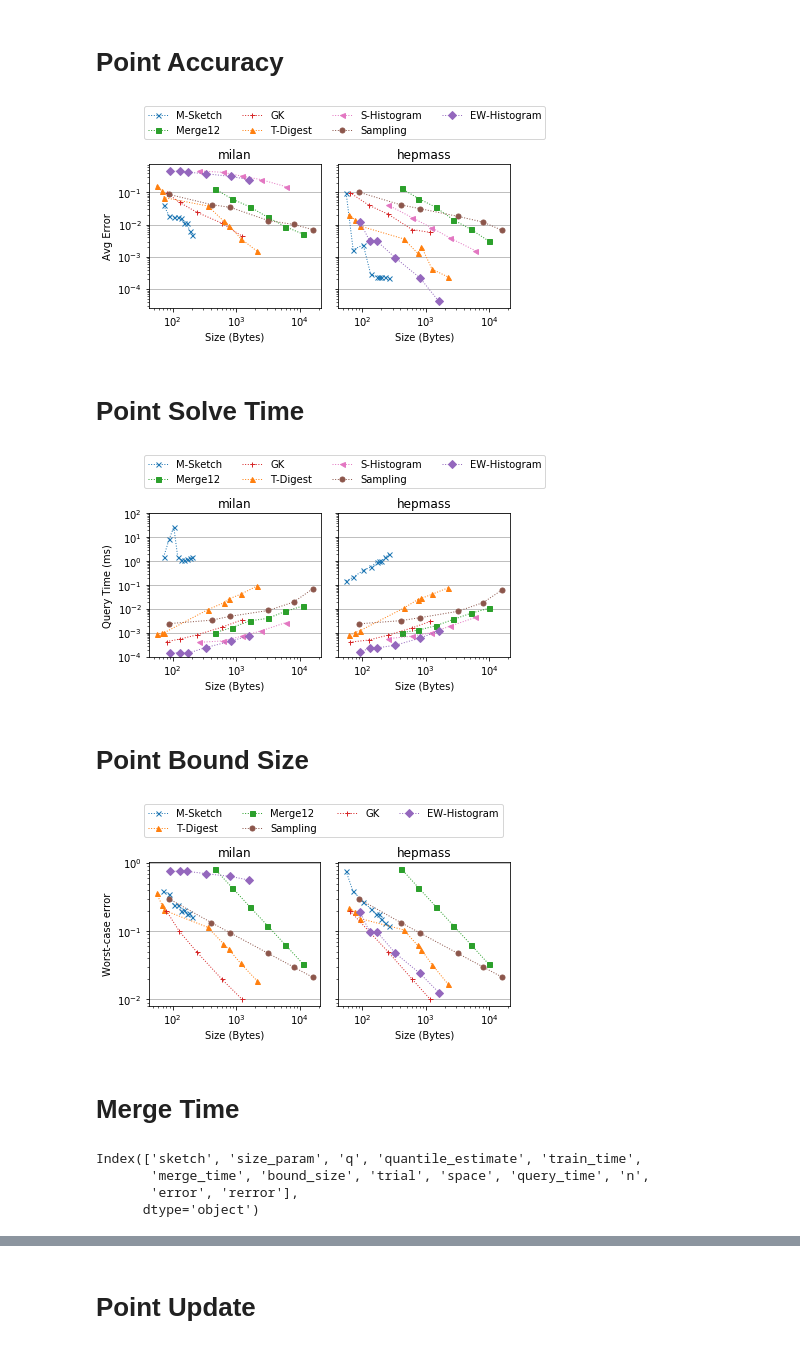
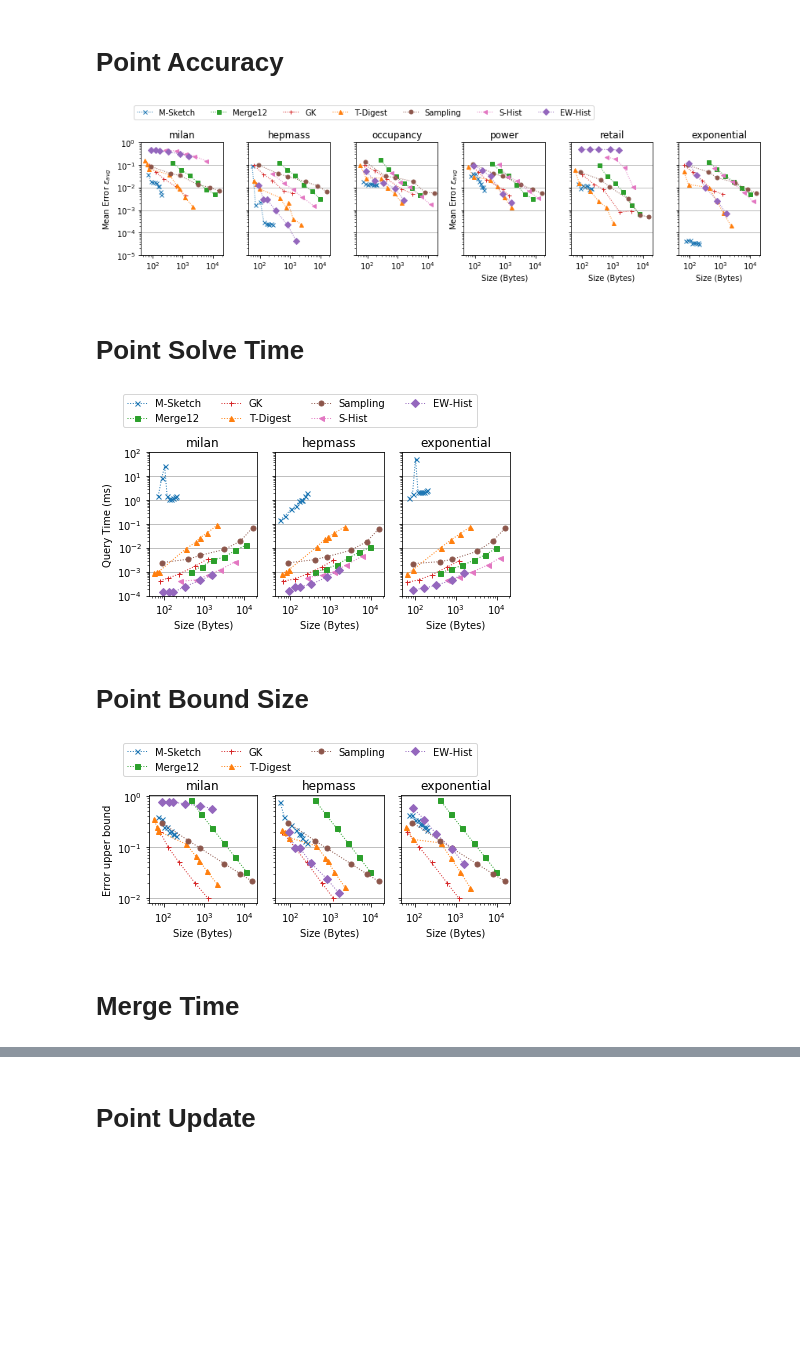
Before and after one commit to stanford-futuredata/msketch, a Jupyter notebook: analysis/Perf Micro Plots.ipynb, the cells around one changed output, grey strips where cells are left out. Cells and saved outputs as stored; diff of their text form; code cells hidden in the pictures; blank space fills up the shorter version.

```diff
--- a/analysis/Perf Micro Plots.ipynb
+++ b/analysis/Perf Micro Plots.ipynb
@@ -247,7 +249,7 @@ m_datasets = ["milan", "hepmass"]
 # %%
-fig, axs = plt.subplots(figsize=(6,3), nrows=1, ncols=len(m_datasets), sharey=True, dpi=100)
-for di in range(len(m_datasets)):
-    dname = m_datasets[di]
+fig, axs = plt.subplots(figsize=(6,3), nrows=1, ncols=len(h_datasets), sharey=True, dpi=100)
+for di in range(len(h_datasets)):
+    dname = h_datasets[di]
     m_df = point_results_processed[dname]
     dfg = m_df.groupby(["sketch", "size_param"]).mean()
     m_df2 = merge_results_processed[dname]
@@ -267,7 +269,7 @@ for di in range(len(m_datasets)):
     ax.set_ylabel("Query Time (ms)")
     ax.yaxis.grid(True)
     ax.set_ylim(1, 10000)
-    ax.set_title(dname)
+    ax.set_title("{} ({} cells)".format(dname, human_format(dfg2.loc[curkey]["n"])))
 
 fig.tight_layout()
 fig.savefig("h_endquery.pdf", bbox_inches='tight')
@@ -276,7 +278,7 @@ fig.savefig("h_endquery.pdf", bbox_inches='tight')
 # %%
-fig, axs = plt.subplots(figsize=(6,3), nrows=1, ncols=len(m_datasets), sharey=True, dpi=100)
-for di in range(len(m_datasets)):
-    dname = m_datasets[di]
+fig, axs = plt.subplots(figsize=(6,3), nrows=1, ncols=len(h_datasets), sharey=True, dpi=100)
+for di in range(len(h_datasets)):
+    dname = h_datasets[di]
     m_df = merge_results_processed[dname]
     dfg = m_df.groupby(["sketch", "size_param"]).mean()
 
@@ -290,7 +292,8 @@ for di in range(len(m_datasets)):
     ys = np.array(ys)
     bar_plot(ax, ys, log=True, label=True)
     ax.set_xticklabels(names, rotation=-65)
-    ax.set_ylabel("Merge Time (ms)")
+    if di == 0:
+        ax.set_ylabel("Merge Time (ms)")
     ax.set_ylim(1e-5, 2e-2)
     ax.yaxis.grid(True)
     ax.set_title(dname)
@@ -381,8 +384,8 @@ r_df
 r_df.to_csv("sketch_params.csv", index=False)
 # %%
 fig, axs = plt.subplots(figsize=(6,3), nrows=1, ncols=2, sharey=True, dpi=100)
-for di in range(len(m_datasets)):
-    dname = m_datasets[di]
+for di in range(len(h_datasets)):
+    dname = h_datasets[di]
     m_df = point_results_processed[dname]
     dfg = m_df.groupby(["sketch", "size_param"]).mean()
 
@@ -450,9 +453,11 @@ gen_df.to_csv("msketch_gen.csv", index=False)
 # %% [markdown]
 # Point Accuracy
 # %%
-sketches = ["cmoments", "yahoo", "spark_gk", "tdigest", "approx_histogram", "sampling", "histogram"]
+sketches = [
+    "cmoments", "yahoo", "spark_gk", "tdigest", "sampling", "approx_histogram","histogram"
+]
 # %%
-debug=False
+debug=True
 if not debug:
     n_plots = 2
     c_datasets = m_datasets
@@ -461,49 +466,51 @@ else:
     n_plots = 6
     c_datasets = p_datasets
     cfigsize = (12,3)
-f, axs = plt.subplots(1,n_plots, figsize=cfigsize, sharey=True)
+f, axs = plt.subplots(1,int(n_plots/1), figsize=cfigsize, sharey=True, sharex=True)
 for di in range(len(c_datasets)):
     dname = c_datasets[di]
-    ax = axs[di]
+    ax = axs.ravel()[di]
     df = point_results_processed[dname].groupby(["sketch", "size_param"]).mean().reset_index()
     lines = []
     labels = []
     for alg in sketches:
         c_df = df[df["sketch"] == alg]
         l, = ax.loglog(
             c_df["space"],
             c_df["error"],
             label=alg_display_name[alg],
             marker=markers[alg],
             color=colormap[alg],
             markersize=5,
             ls="dotted",
             lw=1
         )
         lines.append(l)
         labels.append(alg_display_name[alg])
 
     ax.set_title(dname)
-    ax.set_xlabel("Size (Bytes)")
+    if di > 2:
+        ax.set_xlabel("Size (Bytes)")
     ax.yaxis.grid(True)
-    if di == 0:
-        ax.set_ylabel("Avg Error")
+    ax.set_ylim(1e-5, 1)
+    if di%3 == 0:
+        ax.set_ylabel("Mean Error $\epsilon_{avg}$")
 
 lgd = f.legend(
     lines, labels,
-    bbox_to_anchor=(0.10, 1.05, 1., .102), ncol=4, loc=2
+    bbox_to_anchor=(0.05, 1., 1., .102), ncol=8, loc=2
 )
 f.tight_layout()
-f.savefig("point_accuracy.pdf", bbox_extra_artists=(lgd,), bbox_inches='tight')
+f.savefig("point_accuracy_big.pdf", bbox_extra_artists=(lgd,), bbox_inches='tight')
 # %% [output]
-[figure, old version]
+[figure, new version]
 # %% [markdown]
 # Point Solve Time
 # %%
 debug=False
 if not debug:
-    n_plots = 2
-    c_datasets = m_datasets
+    c_datasets = ["milan", "hepmass", "exponential"]
+    n_plots = len(c_datasets)
     cfigsize = (6,3)
 else:
     n_plots = 6
@@ -541,25 +548,28 @@ for di in range(len(c_datasets)):
 
 lgd = f.legend(
     lines, labels,
-    bbox_to_anchor=(0.10, 1.05, 1., .102), ncol=4, loc=2
+    bbox_to_anchor=(0.05, 1.05, 1., .102), ncol=4, loc=2
 )
 f.tight_layout()
 f.savefig("point_solve.pdf", bbox_extra_artists=(lgd,), bbox_inches='tight')
 # %% [output]
-[figure, old version]
+[figure, new version]
 # %% [markdown]
 # Point Bound Size
 # %%
 debug=False
 if not debug:
-    n_plots = 2
+    n_plots = 3
     c_datasets = m_datasets
-    cfigsize = (6,3)
+    cfigsize = (6,2.5)
 else:
     n_plots = 6
     c_datasets = p_datasets
     cfigsize = (12,3)
-b_sketches = ["cmoments", "tdigest", "yahoo", "sampling", "spark_gk", "histogram"]
+
+b_sketches = [
+    "cmoments", "yahoo", "spark_gk", "tdigest", "sampling", "histogram"
+]
 f, axs = plt.subplots(1,n_plots, figsize=cfigsize, sharey=True)
 for di in range(len(c_datasets)):
     dname = c_datasets[di]
@@ -588,23 +598,16 @@ for di in range(len(c_datasets)):
     ax.set_xlabel("Size (Bytes)")
     ax.yaxis.grid(True)
     if di == 0:
-        ax.set_ylabel("Worst-case error")
+        ax.set_ylabel("Error upper bound")
 
 lgd = f.legend(
     lines, labels,
-    bbox_to_anchor=(0.10, 1.05, 1., .102), ncol=4, loc=2
+    bbox_to_anchor=(0.05, 1.05, 1., .102), ncol=4, loc=2
 )
 f.tight_layout()
 f.savefig("point_bound.pdf", bbox_extra_artists=(lgd,), bbox_inches='tight')
 # %% [output]
-[figure, old version]
+[figure, new version]
 # %% [markdown]
 # Merge Time
-# %%
-merge_results_processed["milan"].columns
-# %% [output]
-Index(['sketch', 'size_param', 'q', 'quantile_estimate', 'train_time',
-       'merge_time', 'bound_size', 'trial', 'space', 'query_time', 'n',
-       'error', 'rerror'],
-      dtype='object')
 # %%
```
Also changed, not shown: parts of 12 cells of this notebook, 5 other files.
